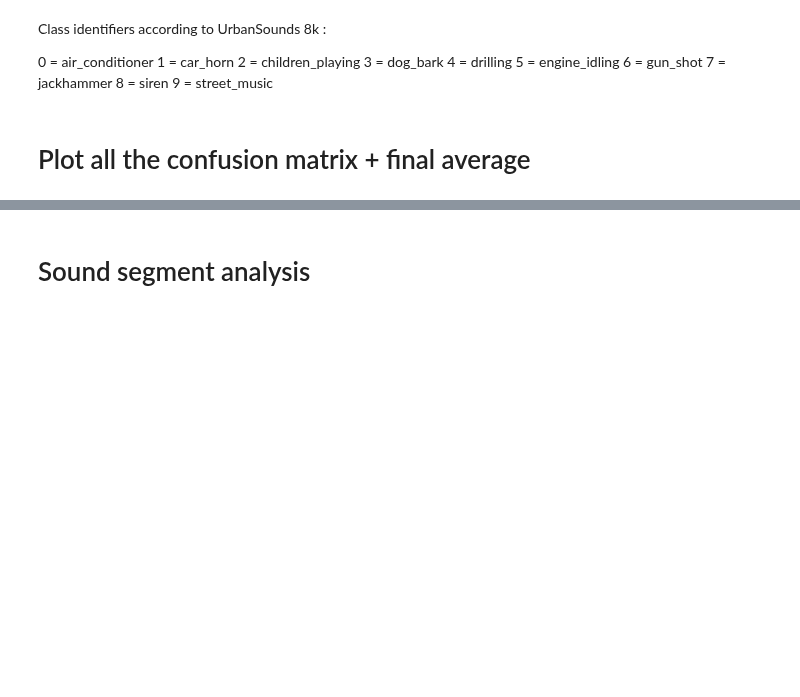
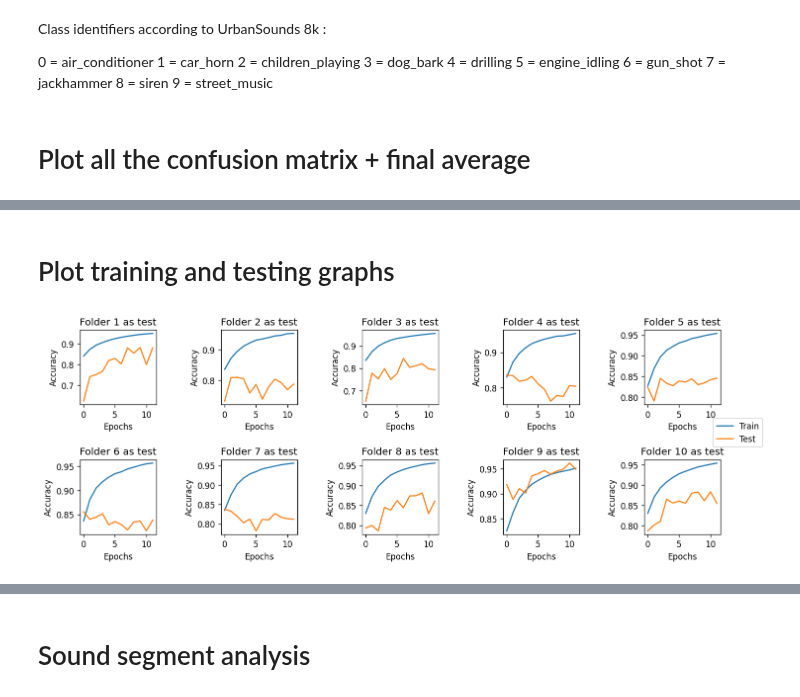
Before and after one commit to matsozza/Python_ML_CombustionEnginesRecog_MBA, a Jupyter notebook: Convolutional Neural Network.ipynb, the cells around one changed output, grey strips where cells are left out. Drawn from its saved outputs; the diff is of its cells as text; code cells hidden in the pictures; blank space fills up the shorter version.

```diff
--- a/Convolutional Neural Network.ipynb
+++ b/Convolutional Neural Network.ipynb
@@ -276,7 +276,6 @@ for train_index, test_index in kf.split(soundsSubPaths):
     idx = idx+1
 
     print('--> Starting a loop! - Folder ', idx)
-
     x_train, y_train = [], []
 
     # ---------------- STEP 1 ----------------
@@ -286,16 +285,16 @@ for train_index, test_index in kf.split(soundsSubPaths):
         print('-> Getting data from TRAINING folder ', idxTrainFolder+1)
         # Read pre-saved features or segments of an sound file (pre-processed)
         train_data = np.load("{0}/{1}.npz".format(processedPath,
-                             soundsSubPaths[idxTrainFolder]), allow_pickle=True)
+                             soundsSubPaths[idxTrainFolder]), allow_pickle=True);
 
         # Append all the 'features' and 'classes' train datasets
         # in a single list containing all train folders data
-        x_train.append(train_data["features"])
-        y_train.append(train_data["classes"])
+        x_train.append(train_data["features"]);
+        y_train.append(train_data["classes"]);
 
     # Stack all the folders in a single X/Y dataset
-    x_train = np.concatenate(x_train, axis=0).astype(np.float32)
-    y_train = np.concatenate(y_train, axis=0).astype(np.float32)
+    x_train = np.concatenate(x_train, axis=0).astype(np.float32);
+    y_train = np.concatenate(y_train, axis=0).astype(np.float32);
     print('-> TRAIN dataset size: ', len(x_train))
 
     # ---------------- STEP 2 ----------------
@@ -304,8 +303,7 @@ for train_index, test_index in kf.split(soundsSubPaths):
     print('\n-> Getting data from TESTING folder ', test_index+1)
     test_data = np.load("{0}/{1}.npz".format(processedPath,
                         soundsSubPaths[test_index][0]), allow_pickle=True)
-    x_test = test_data["features"]
-    y_test = test_data["classes"]
+    x_test, y_test = test_data["features"], test_data["classes"];
     print('-> TEST dataset size: ', len(x_test))
 
     CNN_model = CNN_modelDefinition(useLeakyRelu=1)
@@ -320,8 +318,7 @@ for train_index, test_index in kf.split(soundsSubPaths):
     y_test_pred = np.asarray(tf.argmax(y_test_pred, axis=1))  # OHE to Category
 
     # Append the confusion matrix of this K-Fold run to a matirx list
-    allConfusionMatrix_AM.append(confusion_matrix(
-        y_test, y_test_pred, normalize='true'))
+    allConfusionMatrix_AM.append(confusion_matrix(y_test, y_test_pred, normalize='true'))
 
     # Early stop for reduced mode
     if REDUCED_MODE == 1:
@@ -413,0 +406,19 @@ cmDisplay.plot(ax=a,  cmap='inferno', xticks_rotation='vertical')
+# %% [markdown]
+# Plot training and testing graphs
+# %%
+# Plot
+fig, axes = plt.subplots(2,5,dpi=120)
+fig.set_figheight(10*.5); fig.set_figwidth(25*.5); fig.tight_layout(pad=4.5)
+
+idxRow, idxCol = 0, 0
+for resPlot in allFitResults_A:
+    axes[idxRow][idxCol].set_title('Folder ' + str(5*idxRow+idxCol+1) + ' as test')
+    axes[idxRow][idxCol].plot(resPlot.history['accuracy']);
+    axes[idxRow][idxCol].plot(resPlot.history['val_accuracy']);
+    axes[idxRow][idxCol].set(ylabel = 'Accuracy', xlabel= 'Epochs');
+    idxCol += 1
+    if idxCol == 5:
+        idxCol, idxRow = 0, 1;
+fig.legend(['Train' , 'Test'], loc=5, bbox_to_anchor=(1, 0.517), fontsize = 'medium');
+# %% [output]
+[figure, added]
```
Also changed, not shown: parts of 4 cells of this notebook.
